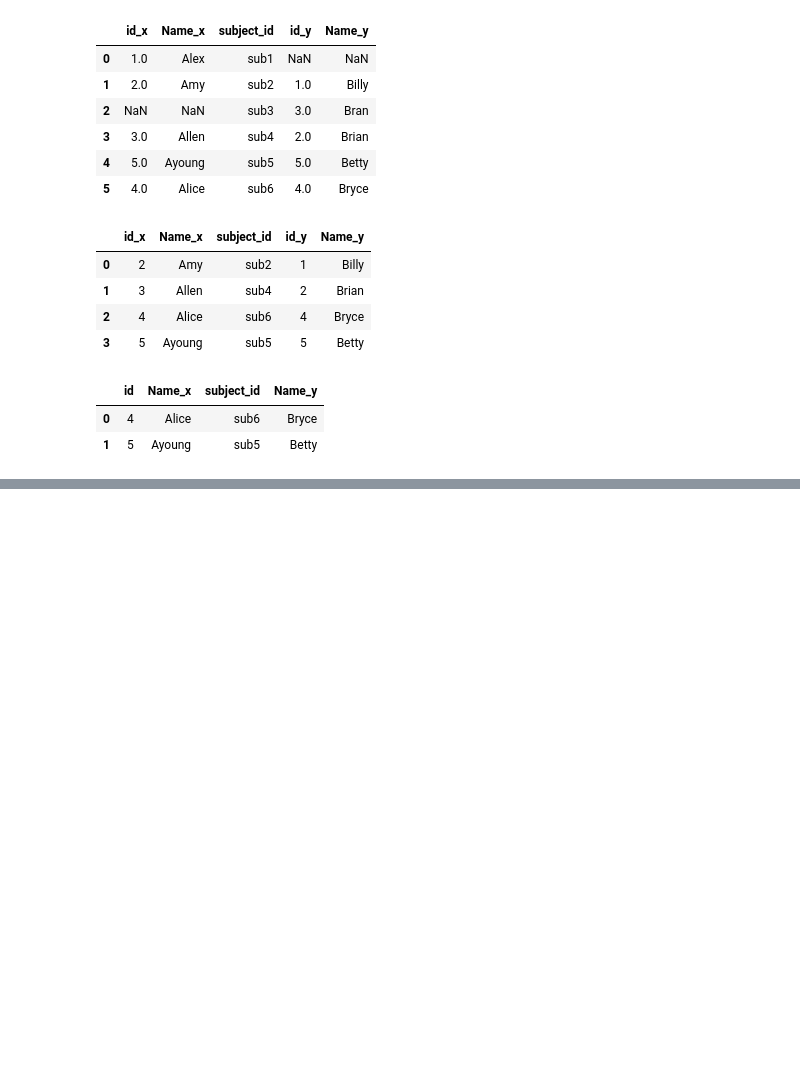
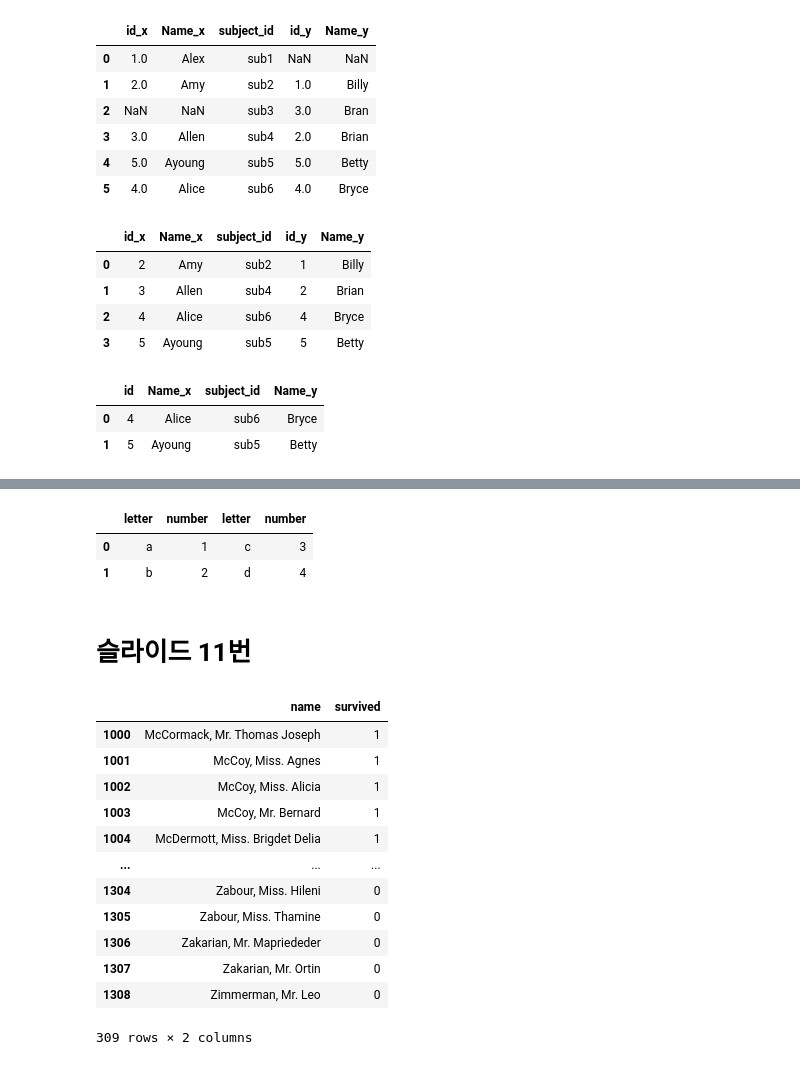
Before and after one commit to denverkim/WEBCRAWLING, a Jupyter notebook: LAB5.ipynb, the cells around one changed output, grey strips where cells are left out. Saved outputs shown, nothing was run; the diff lists cells and outputs as text; code cells hidden in the pictures; blank space fills up the shorter version.

```diff
--- a/LAB5.ipynb
+++ b/LAB5.ipynb
@@ -70,0 +98,44 @@ pd.merge(left, right, on=['subject_id', 'id'])
+# %%
+pd.concat([df1, df2], axis=1) #왼쪽 오른쪽 concat
+# %% [output]
+|  | letter | number | letter | number |
+| 0 | a | 1 | c | 3 |
+| 1 | b | 2 | d | 4 |
+# %% [markdown]
+# 슬라이드 11번
+# %%
+# 다음 파일을 읽고 데이터 병합을 수행 하시오(https://github.com/sehakflower/data/blob/main/titanic_1309.xlsx?raw=true)
+titanic = pd.read_excel('https://github.com/sehakflower/data/blob/main/titanic_1309.xlsx?raw=true')
+# %%
+# 데이터 붙이기
+# 상위 1000행을 train으로 나머지 행을 test로 저장
+train = titanic[:1000]
+test = titanic[1000:]
+
+# train, test 위아래로 붙이기
+# train, test 옆으로 붙이기
+
+# 데이터 병합
+# name, pclass, sex, age를 df1(상위 1000행)으로 name, survived를 df2(하위 500행)로 저장
+df1 = train[['name', 'pclass', 'sex', 'age']].head(1000)
+df2 = test[['name', 'survived']].tail(500)
+
+# name 으로 inner join
+# name 으로 outer join
+# name 으로 left join
+# name 으로 right join
+df2
+# %% [output]
+|  | name | survived |
+| 1000 | McCormack, Mr. Thomas Joseph | 1 |
+| 1001 | McCoy, Miss. Agnes | 1 |
+| 1002 | McCoy, Miss. Alicia | 1 |
+| 1003 | McCoy, Mr. Bernard | 1 |
+| 1004 | McDermott, Miss. Brigdet Delia | 1 |
+| ... | ... | ... |
+| 1304 | Zabour, Miss. Hileni | 0 |
+| 1305 | Zabour, Miss. Thamine | 0 |
+| 1306 | Zakarian, Mr. Mapriededer | 0 |
+| 1307 | Zakarian, Mr. Ortin | 0 |
+| 1308 | Zimmerman, Mr. Leo | 0 |
+309 rows × 2 columns
```
Also changed, not shown: parts of 6 cells of this notebook.
